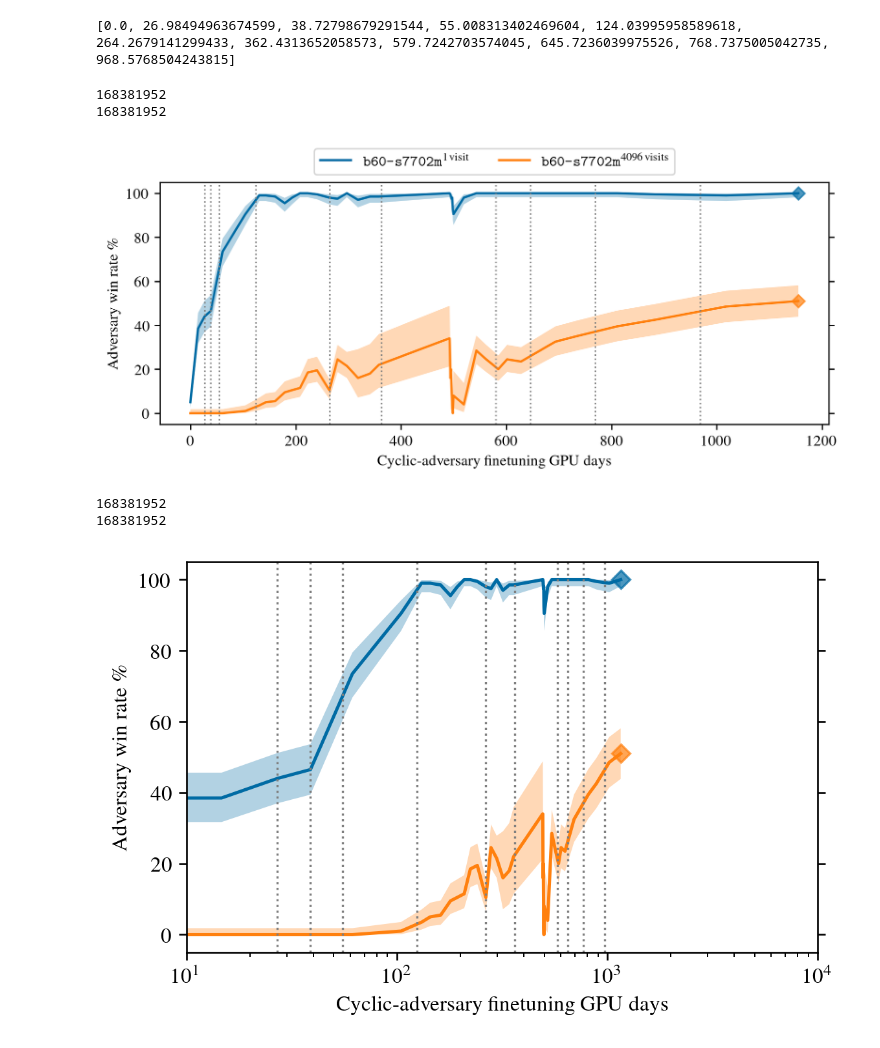
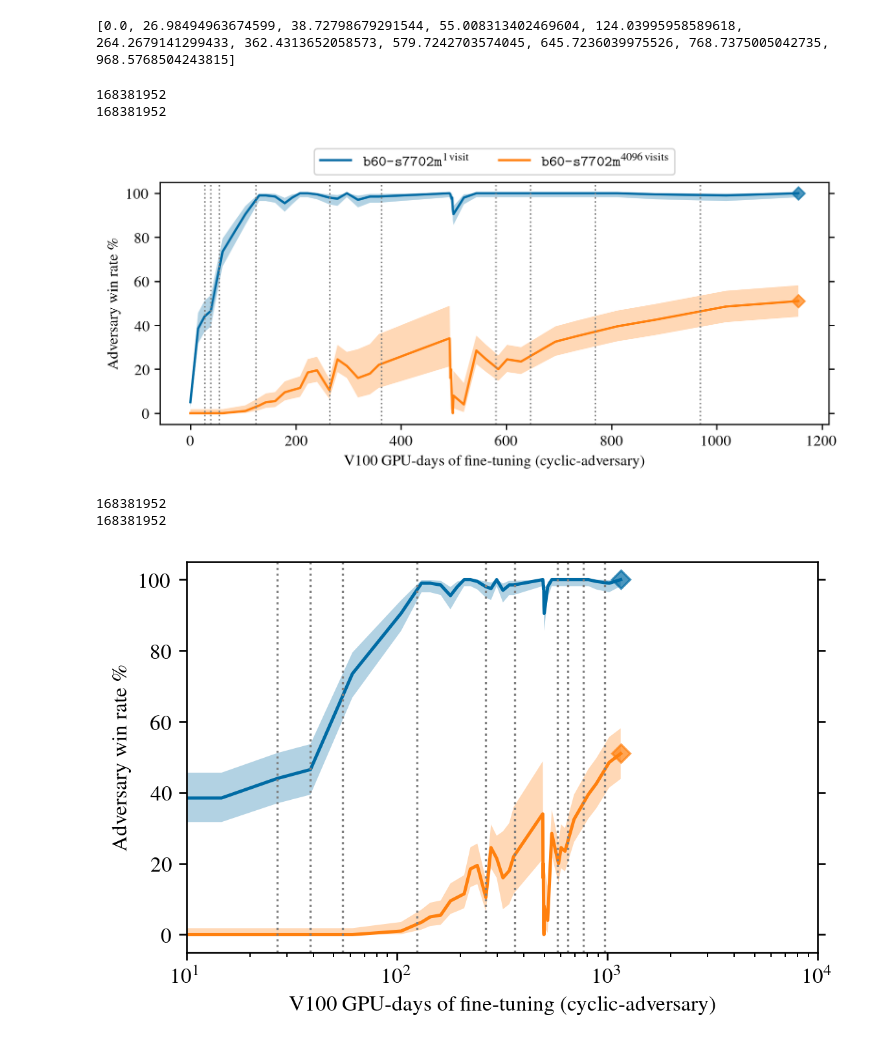
Before and after one commit to AlignmentResearch/KataGoVisualizer, a Jupyter notebook: notebooks/notebooks/paper/estimate-gpu-days-adv.ipynb, the cells around one changed output. Cells and saved outputs as stored; diff of their text form; code cells hidden in the pictures.

Commit message:
finetune -> fine-tune

```diff
--- a/notebooks/notebooks/paper/estimate-gpu-days-adv.ipynb
+++ b/notebooks/notebooks/paper/estimate-gpu-days-adv.ipynb
@@ -811,14 +811,14 @@ print(sum(x[1] for x in FINETUNING_ADV_PATHS))
 fig, _, ft_dict = plot_gpu_days_vs_steps(
     [Path("/nas/ucb/k8/go-attack/victimplay/" + x[0]) for x in FINETUNING_ADV_PATHS],
     highlighted_point_step=sum(x[1] for x in FINETUNING_ADV_PATHS),
-    adv_name="Finetuned-cylic",
-    custom_xlabel="Cyclic-adversary finetuning steps",
-    custom_ylabel="V100 GPU-days of finetuning",
+    adv_name="Fine-tuned-cyclic",
+    custom_xlabel="Cyclic-adversary fine-tuning steps",
+    custom_ylabel="V100 GPU-days of fine-tuning",
     continue_steps=[x[1] for x in FINETUNING_ADV_PATHS],
     opt_return=True,
     victim_change_steps=victim_change_cml_steps,
 )
-fig.savefig("gpu-days-vs-steps-finetune.pgf", backend="pgf")
+fig.savefig("gpu-days-vs-steps-fine-tune.pgf", backend="pgf")
 # %% [output]
 [('ttseng-cyclic-vs-cp564-20230213-154321', 22887680), ('tony-cyc-adv-ft-vs-b60-s7702m-20230518-185923', 34275840), ('tony-cyc-adv-ft-vs-b60-s7702m-20230520-174057', 111218432)]
 168381952
@@ -960,41 +960,41 @@ def ft_adv_gpu_day_plot():
         if xc > 0:
             plt.axvline(x=xc, linestyle=":", linewidth=1, color="tab:gray")
 
-    plt.xlabel("Cyclic-adversary finetuning GPU days")
+    plt.xlabel("V100 GPU-days of fine-tuning (cyclic-adversary)")
     plt.ylabel(r"Adversary win rate \%")
 
     plt.ylim(-5, 105)
 
 ft_adv_gpu_day_plot()
 # Legend on top of plot
 plt.legend(loc="lower center", bbox_to_anchor=(0.5, 1), ncol=2)
-plt.savefig(f"adv-finetune-vs-gpu-days.pgf", backend="pgf")
+plt.savefig(f"adv-fine-tune-vs-gpu-days.pgf", backend="pgf")
 plt.show()
 
 tmp_plot_style = [
     "tableau-colorblind10",
     utils.get_style("default"),
     utils.get_style("2-col"),
     # utils.get_style("small-legend"),
 ]
 
 
 ft_adv_gpu_day_plot()
 plt.xscale("log")
 plt.xlim(10, 10000)
 
 # Add in a linear interpolation line
 xs = np.linspace(1000, 3e4, 1000)
 ys = np.log10(xs) * 70 - 163
 # plt.plot(xs, ys, linestyle="--", linewidth=1, color="black", zorder=-10)
 
 plt.gcf().set_figwidth(plt.gcf().get_figwidth() * 0.7)
-plt.savefig(f"adv-finetune-vs-gpu-days-log.pgf", backend="pgf")
+plt.savefig(f"adv-fine-tune-vs-gpu-days-log.pgf", backend="pgf")
 plt.show()
 # %% [output]
 168381952
 168381952
-[figure, old version]
+[figure, new version]
 168381952
 168381952
-[figure, old version]
+[figure, new version]
```
Also changed, not shown: parts of 4 cells of this notebook.
